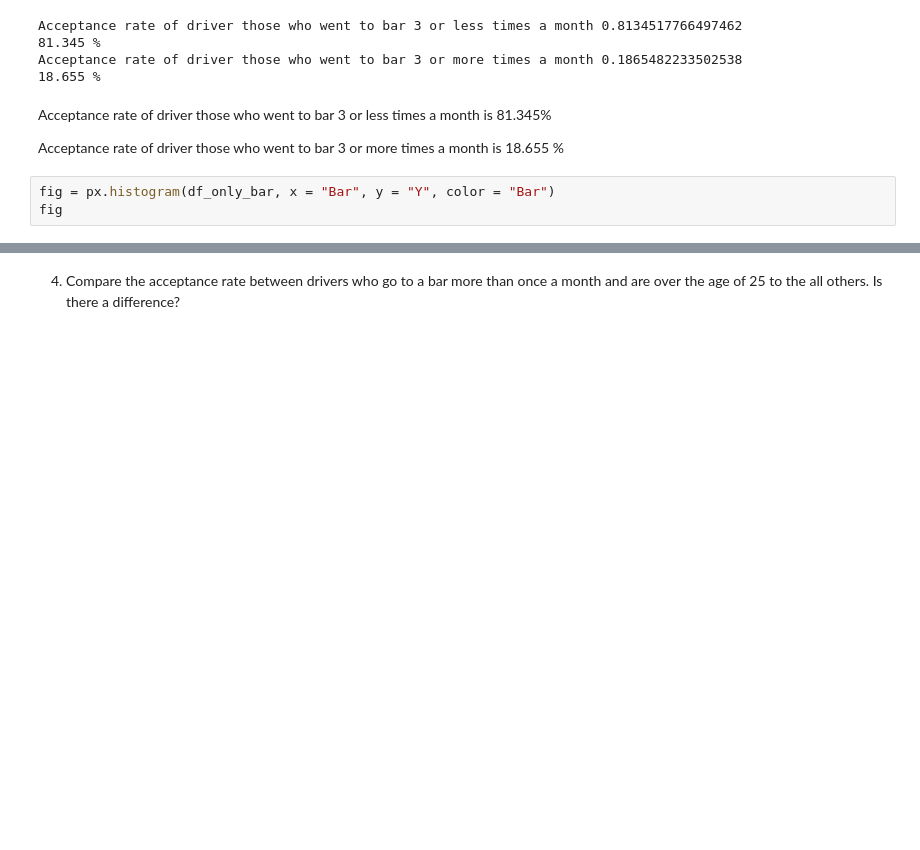
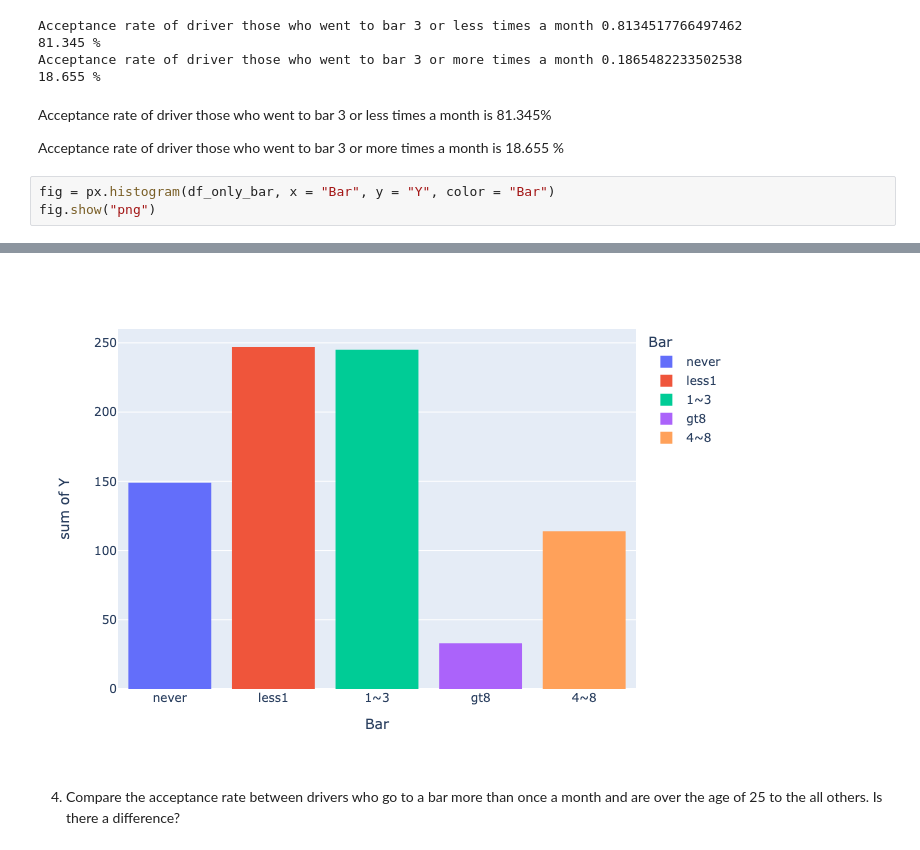
Before and after one commit to shailendra-mlai/Will-the-Customer-Accept-the-Coupon, a Jupyter notebook: Will-the-Customer-Accept-the-Coupon-Shailendra-5_1.ipynb, the cells around one changed output, grey strips where cells are left out. Drawn from its saved outputs; the diff is of its cells as text; blank space fills up the shorter version.

```diff
--- a/Will-the-Customer-Accept-the-Coupon-Shailendra-5_1.ipynb
+++ b/Will-the-Customer-Accept-the-Coupon-Shailendra-5_1.ipynb
@@ -266,5 +266,5 @@ Acceptance rate of driver those who went to bar 3 or less times a month is 81.34
 Acceptance rate of driver those who went to bar 3 or more times a month is 18.655 %
 # %%
 fig = px.histogram(df_only_bar, x = "Bar", y = "Y", color = "Bar")
-fig
+fig.show("png")
 # %% [output]
@@ -272,3 +271,4 @@ fig
+[figure, added]
 # %% [markdown]
 4. Compare the acceptance rate between drivers who go to a bar more than once a month and are over the age of 25 to the all others.  Is there a difference?
 # %%
```
Also changed, not shown: parts of 3 cells of this notebook.
